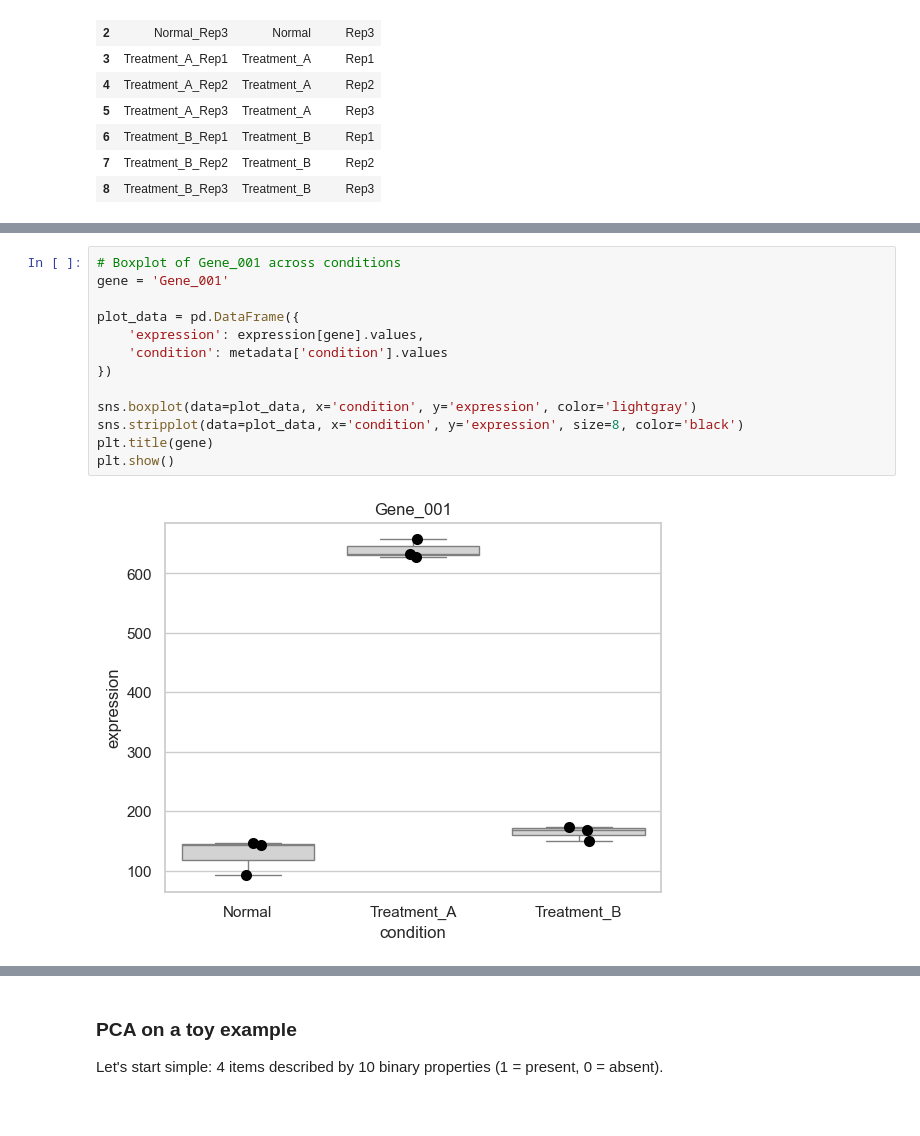
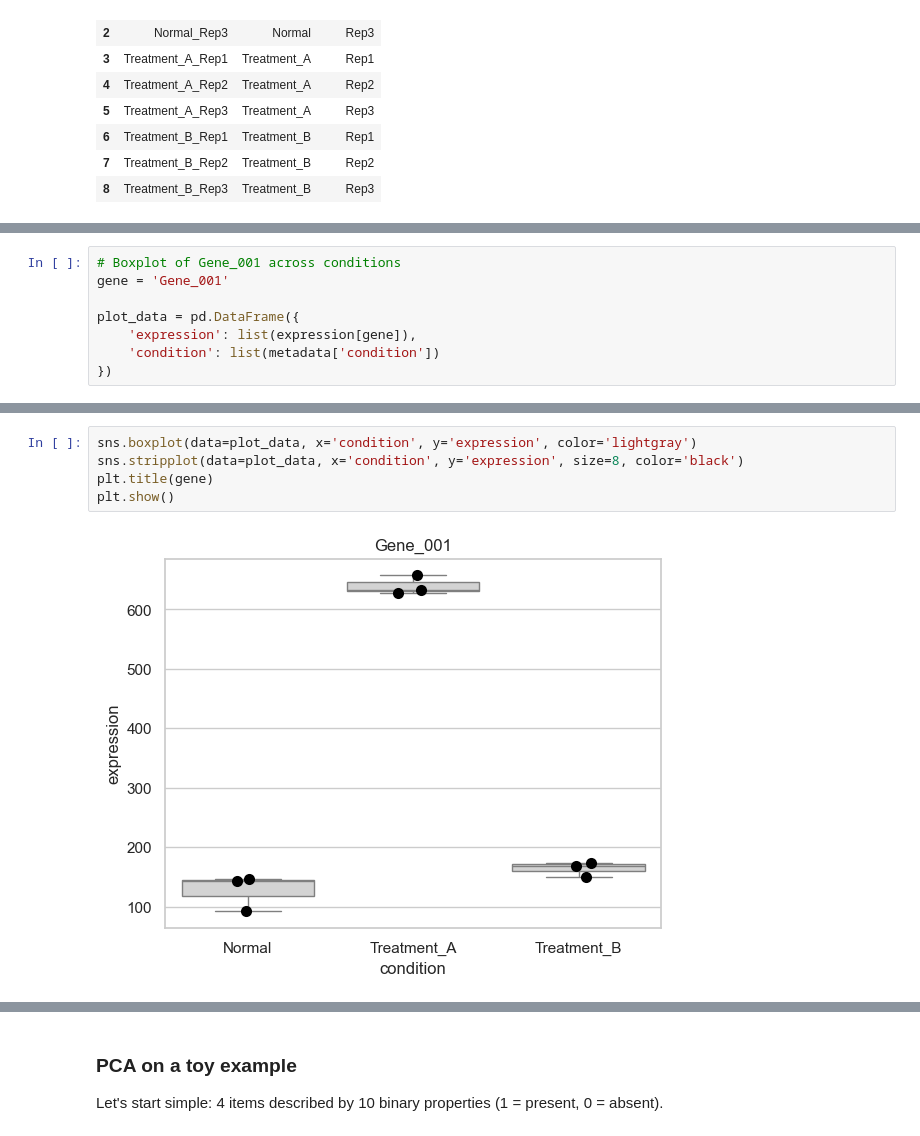
Before and after one commit to cgenomicslab/imbb-data-analysis, a Jupyter notebook: week1/day4_enrichment_dimensionality.ipynb, the cells around one changed output, grey strips where cells are left out. Drawn from its saved outputs; the diff is of its cells as text.

```diff
--- a/week1/day4_enrichment_dimensionality.ipynb
+++ b/week1/day4_enrichment_dimensionality.ipynb
@@ -228,0 +217,8 @@ We use the same t-test from Day 3.
+# %%
+# Boxplot of Gene_001 across conditions
+gene = 'Gene_001'
+
+plot_data = pd.DataFrame({
+    'expression': list(expression[gene]),
+    'condition': list(metadata['condition'])
+})
@@ -229,17 +238,9 @@ We use the same t-test from Day 3.
 # %%
-# Boxplot of Gene_001 across conditions
-gene = 'Gene_001'
-
-plot_data = pd.DataFrame({
-    'expression': expression[gene].values,
-    'condition': metadata['condition'].values
-})
-
 sns.boxplot(data=plot_data, x='condition', y='expression', color='lightgray')
 sns.stripplot(data=plot_data, x='condition', y='expression', size=8, color='black')
 plt.title(gene)
 plt.show()
 # %% [output]
-[figure, old version]
+[figure, new version]
 # %%
 # T-test: Normal vs Treatment_A
```
Also changed, not shown: parts of 58 cells of this notebook.
